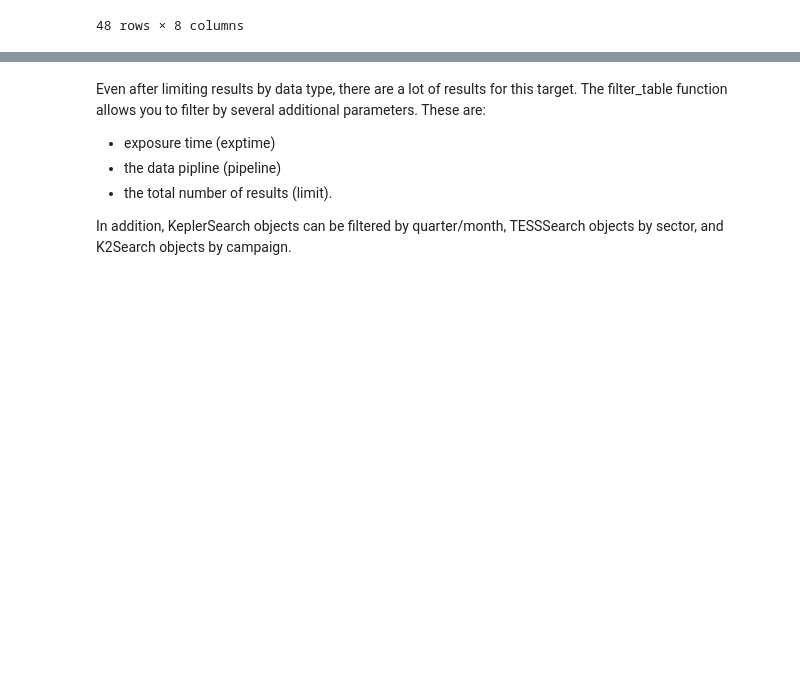
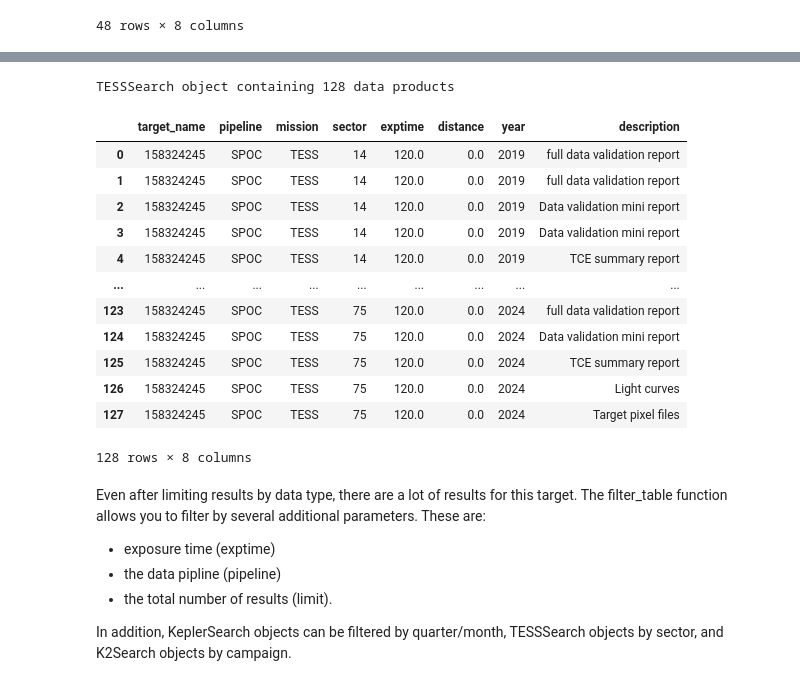
Before and after one commit to lightkurve/lksearch, a Jupyter notebook: docs/tutorials/Example_searches.ipynb, the cells around one changed output, grey strips where cells are left out. Saved outputs shown, nothing was run; the diff lists cells and outputs as text; code cells hidden in the pictures; blank space fills up the shorter version.

```diff
--- a/docs/tutorials/Example_searches.ipynb
+++ b/docs/tutorials/Example_searches.ipynb
@@ -198,3 +219,22 @@ TESSSearch object containing 104 data products
+# %%
+# Only return official mission products
+toi_mission = toi.mission_products
+toi_mission
+# %% [output]
+TESSSearch object containing 128 data products
+|  | target_name | pipeline | mission | sector | exptime | distance | year | description |
+| 0 | 158324245 | SPOC | TESS | 14 | 120.0 | 0.0 | 2019 | full data validation report |
+| 1 | 158324245 | SPOC | TESS | 14 | 120.0 | 0.0 | 2019 | full data validation report |
+| 2 | 158324245 | SPOC | TESS | 14 | 120.0 | 0.0 | 2019 | Data validation mini report |
+| 3 | 158324245 | SPOC | TESS | 14 | 120.0 | 0.0 | 2019 | Data validation mini report |
+| 4 | 158324245 | SPOC | TESS | 14 | 120.0 | 0.0 | 2019 | TCE summary report |
+| ... | ... | ... | ... | ... | ... | ... | ... | ... |
+| 123 | 158324245 | SPOC | TESS | 75 | 120.0 | 0.0 | 2024 | full data validation report |
+| 124 | 158324245 | SPOC | TESS | 75 | 120.0 | 0.0 | 2024 | Data validation mini report |
+| 125 | 158324245 | SPOC | TESS | 75 | 120.0 | 0.0 | 2024 | TCE summary report |
+| 126 | 158324245 | SPOC | TESS | 75 | 120.0 | 0.0 | 2024 | Light curves |
+| 127 | 158324245 | SPOC | TESS | 75 | 120.0 | 0.0 | 2024 | Target pixel files |
+128 rows × 8 columns
 # %% [markdown]
 Even after limiting results by data type, there are a lot of results for this target. The filter_table function allows you to filter by several additional parameters. These are:
 - exposure time (exptime)
```
Also changed, not shown: parts of 41 cells of this notebook, 4 other files.
